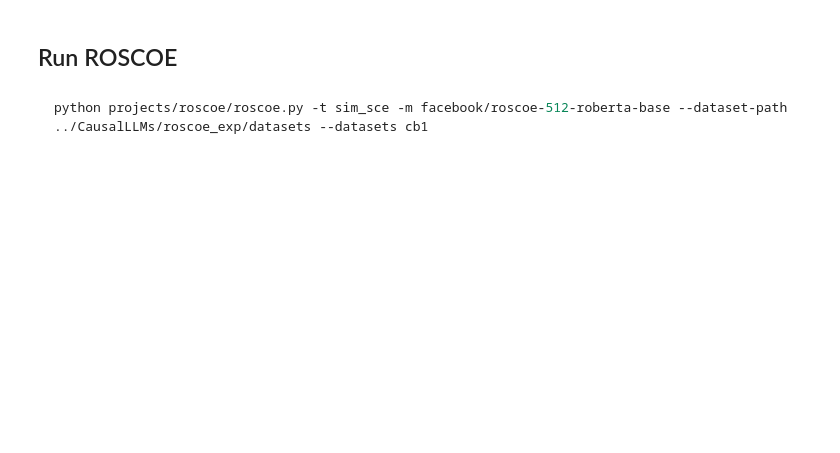
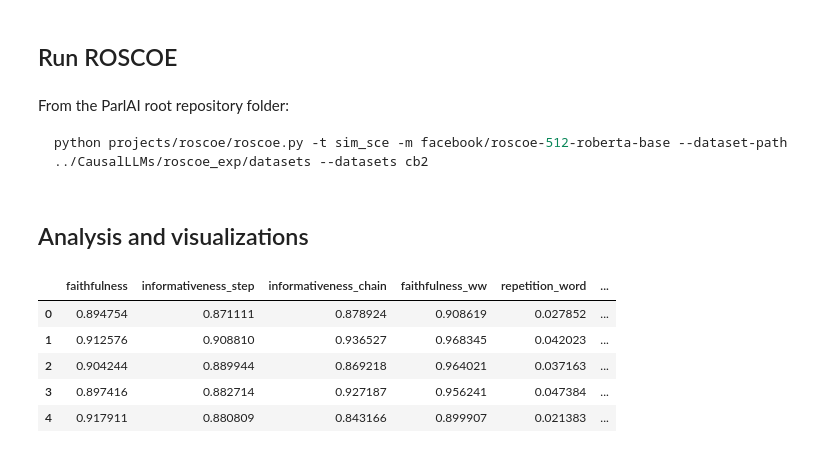
Before and after one commit to TheBlueHawk/CausalLLMs, a Jupyter notebook: roscoe_exp/roscoe_final.ipynb, the cells around one changed output. Cells and saved outputs as stored; diff of their text form; code cells hidden in the pictures; blank space fills up the shorter version.

````diff
--- a/roscoe_exp/roscoe_final.ipynb
+++ b/roscoe_exp/roscoe_final.ipynb
@@ -332,6 +338,37 @@ prepare_json_for_roscoe(
 # %% [markdown]
 ## Run ROSCOE
 # %% [markdown]
+From the ParlAI root repository folder:
 ```python
-python projects/roscoe/roscoe.py -t sim_sce -m facebook/roscoe-512-roberta-base --dataset-path ../CausalLLMs/roscoe_exp/datasets --datasets cb1
+python projects/roscoe/roscoe.py -t sim_sce -m facebook/roscoe-512-roberta-base --dataset-path ../CausalLLMs/roscoe_exp/datasets --datasets cb2
 ```
+# %% [markdown]
+## Analysis and visualizations
+# %%
+import re
+
+def clean_tsv(filename):
+    # Open the file in read mode
+    with open(filename, 'r') as file:
+        # Read the file contents and store it in a variable
+        file_contents = file.read()
+
+    # Remove all excessive white spaces
+    clean_contents = re.sub(' +', ' ', file_contents)
+
+    # Open the file in write mode
+    with open(filename, 'w') as file:
+        # Write the cleaned contents back to the file
+        file.write(clean_contents)
+# %%
+clean_tsv('scores/roscoe-512-roberta-base/scores_cb1.tsv')
+df_scores = pd.read_table('scores/roscoe-512-roberta-base/scores_cb1.tsv', sep=' ', header=0)
+df_scores.drop(columns=['ID'], inplace=True)
+df_scores.head()
+# %% [output]
+|  | faithfulness | informativeness_step | informativeness_chain | faithfulness_ww | repetition_word | ... |
+| 0 | 0.894754 | 0.871111 | 0.878924 | 0.908619 | 0.027852 | ... |
+| 1 | 0.912576 | 0.908810 | 0.936527 | 0.968345 | 0.042023 | ... |
+| 2 | 0.904244 | 0.889944 | 0.869218 | 0.964021 | 0.037163 | ... |
+| 3 | 0.897416 | 0.882714 | 0.927187 | 0.956241 | 0.047384 | ... |
+| 4 | 0.917911 | 0.880809 | 0.843166 | 0.899907 | 0.021383 | ... |
````
Also changed, not shown: parts of 9 cells of this notebook, 2 other files.
